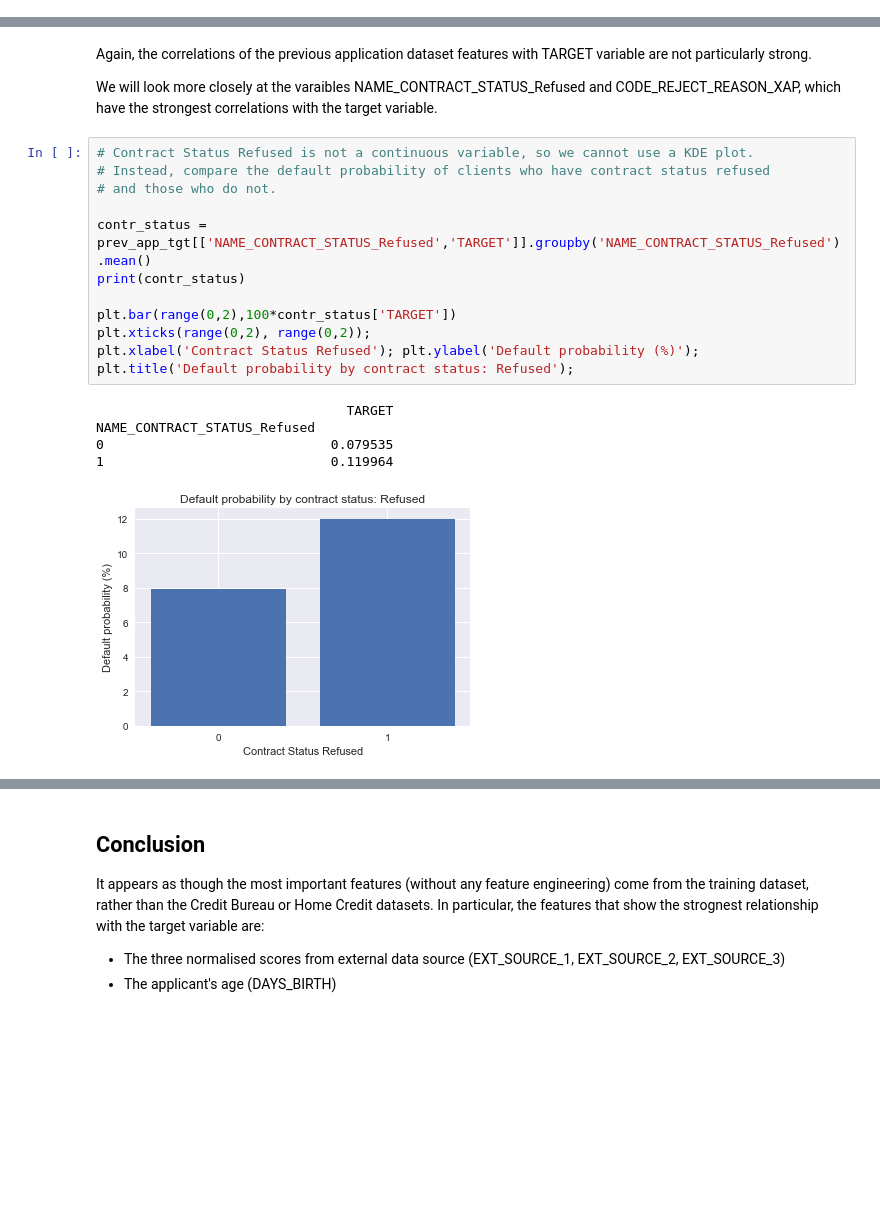
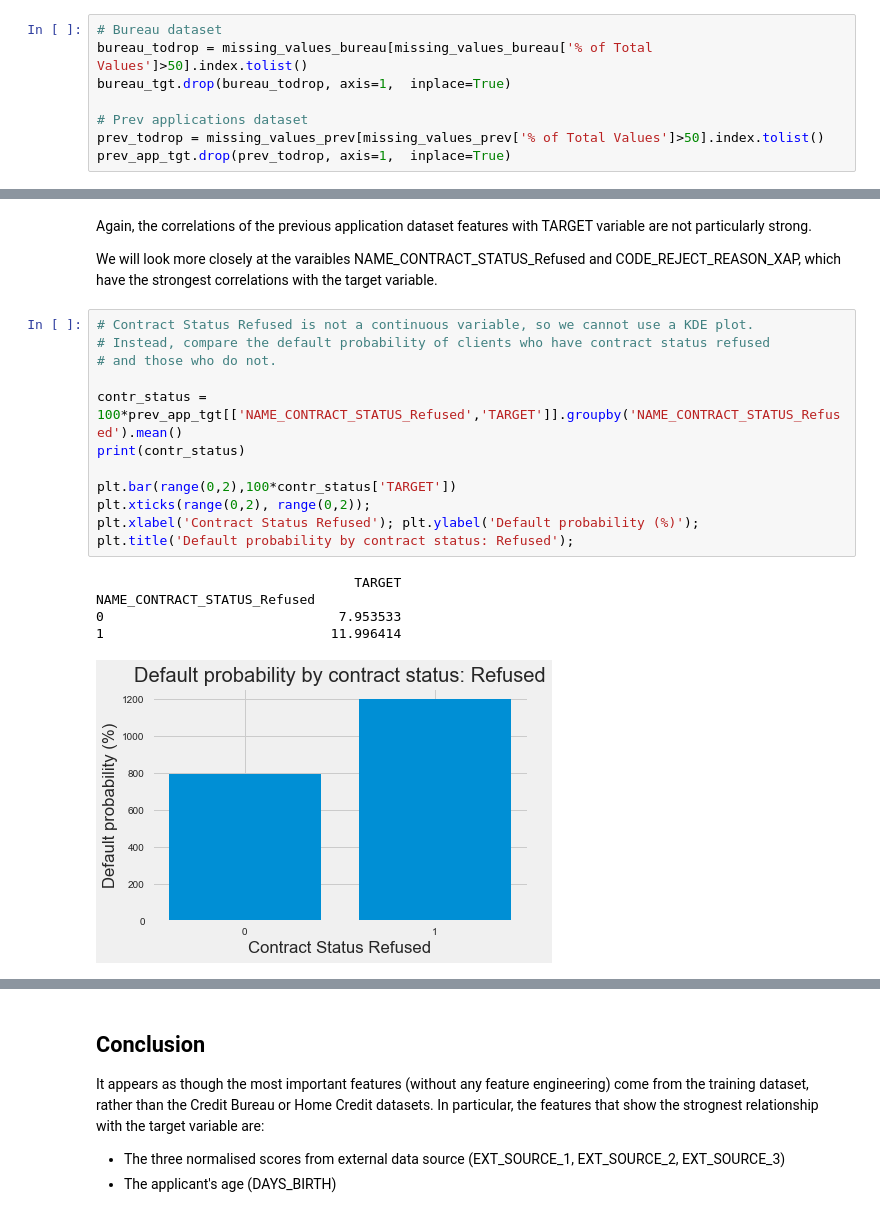
Before and after one commit to chelsealuisa/home-credit, a Jupyter notebook: home-credit-eda.ipynb, the cells around one changed output, grey strips where cells are left out. Cells and saved outputs as stored; diff of their text form; blank space fills up the shorter version.

```diff
--- a/home-credit-eda.ipynb
+++ b/home-credit-eda.ipynb
@@ -712,3 +621,11 @@ There are 0 columns with missing values.
+# %%
+# Bureau dataset
+bureau_todrop = missing_values_bureau[missing_values_bureau['% of Total Values']>50].index.tolist()
+bureau_tgt.drop(bureau_todrop, axis=1,  inplace=True)
+
+# Prev applications dataset
+prev_todrop = missing_values_prev[missing_values_prev['% of Total Values']>50].index.tolist()
+prev_app_tgt.drop(prev_todrop, axis=1,  inplace=True)
 # %% [markdown]
 ### Correlations
 Computing Pearson correlations between features and the target is one way to get an idea about which features may be more interesting or important in determining default probability.
@@ -952,20 +861,20 @@ We will look more closely at the varaibles NAME_CONTRACT_STATUS_Refused and CODE
 # %%
 # Contract Status Refused is not a continuous variable, so we cannot use a KDE plot.
 # Instead, compare the default probability of clients who have contract status refused
 # and those who do not.
 
-contr_status = prev_app_tgt[['NAME_CONTRACT_STATUS_Refused','TARGET']].groupby('NAME_CONTRACT_STATUS_Refused').mean()
+contr_status = 100*prev_app_tgt[['NAME_CONTRACT_STATUS_Refused','TARGET']].groupby('NAME_CONTRACT_STATUS_Refused').mean()
 print(contr_status)
 
 plt.bar(range(0,2),100*contr_status['TARGET'])
 plt.xticks(range(0,2), range(0,2));
 plt.xlabel('Contract Status Refused'); plt.ylabel('Default probability (%)'); plt.title('Default probability by contract status: Refused');
 # %% [output]
-                                TARGET
+                                 TARGET
 NAME_CONTRACT_STATUS_Refused
-0                             0.079535
-1                             0.119964
+0                              7.953533
+1                             11.996414
-[figure, old version]
+[figure, new version]
 # %%
 # Produce a histogram of default probability for CODE_REJECT_REASON_XAP.
 
```
Also changed, not shown: parts of 31 cells of this notebook.
